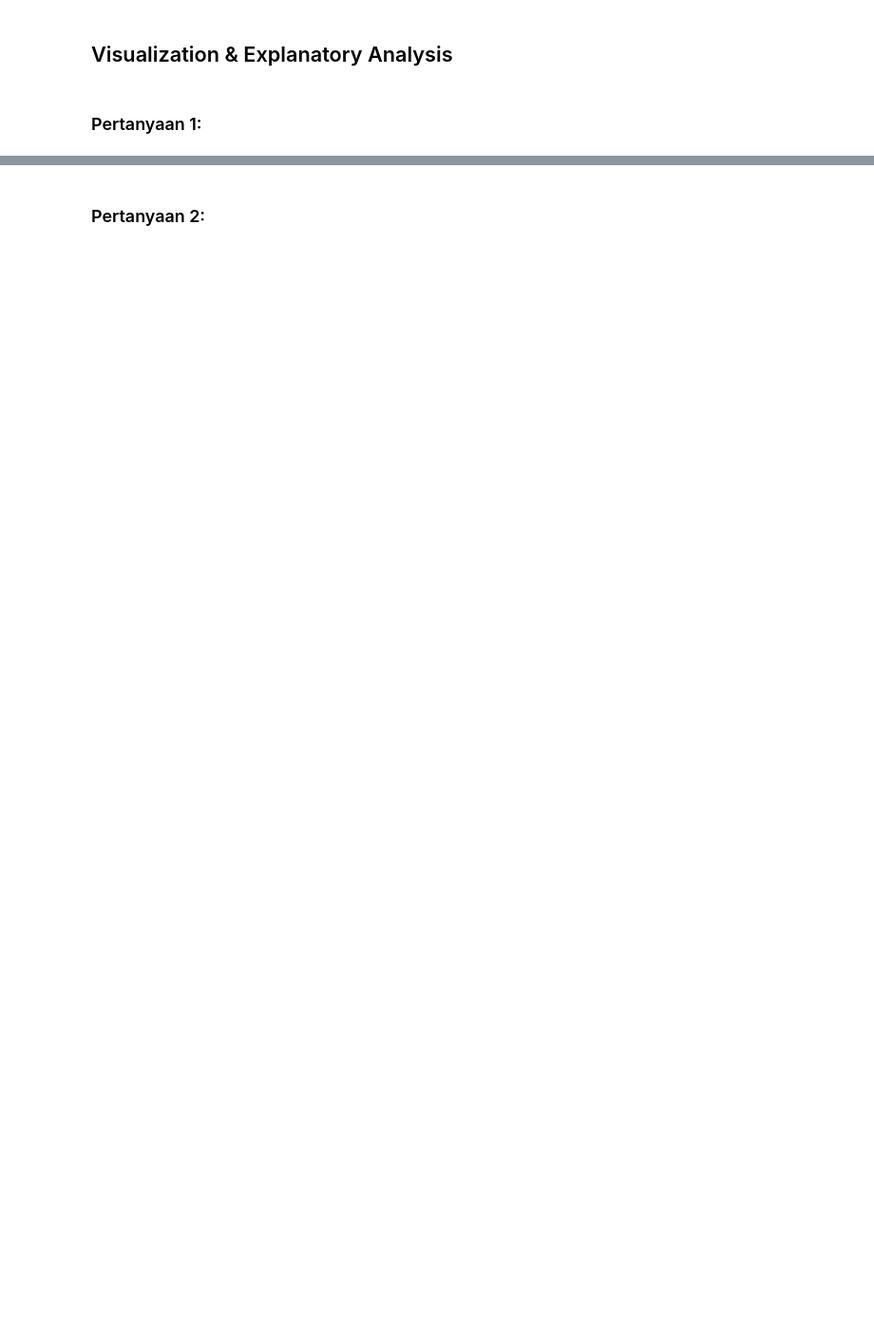
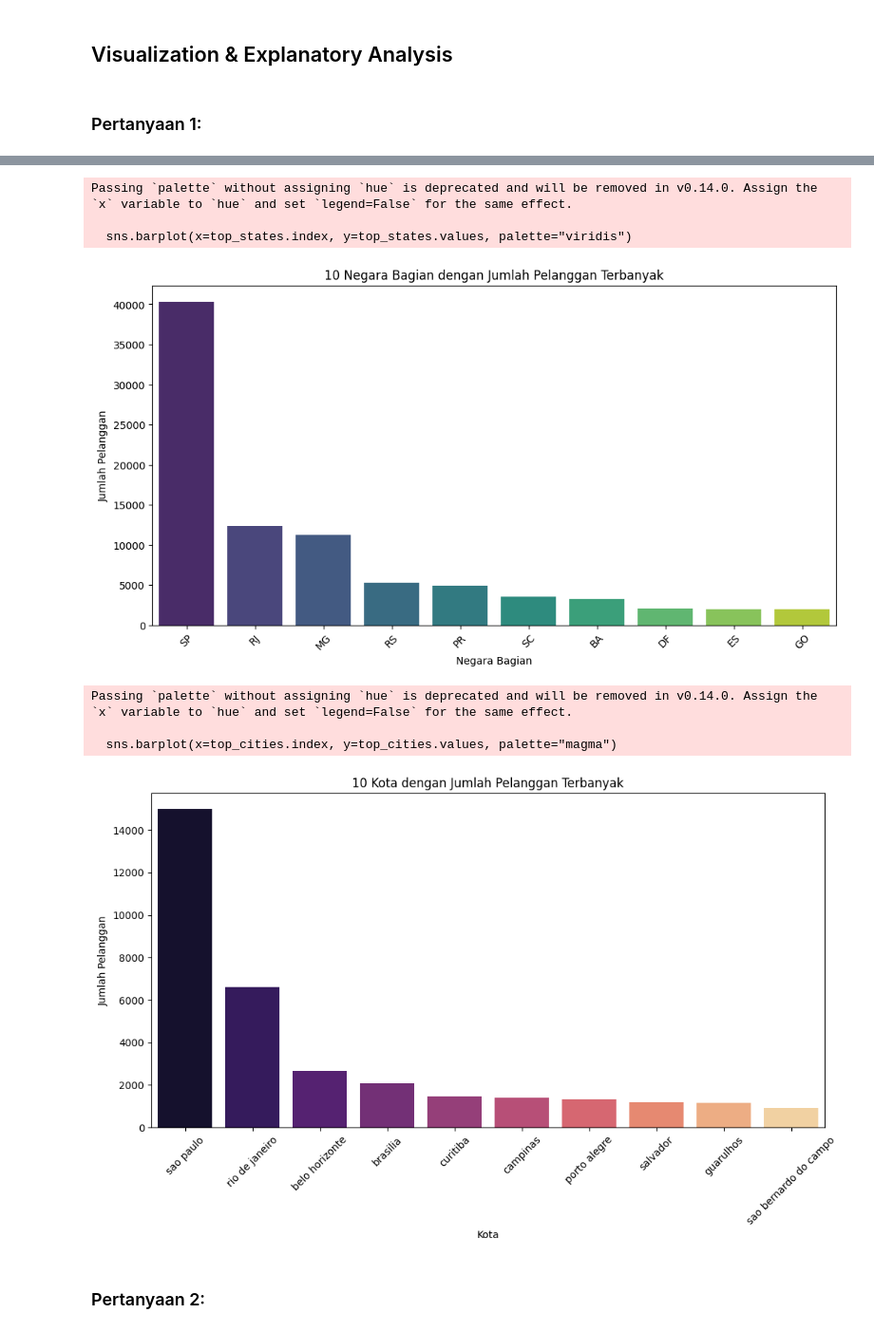
Before and after one commit to Ganiramadhan/data-analyst, a Jupyter notebook: notebook.ipynb, the cells around one changed output, grey strips where cells are left out. Shown at 95% size. Saved outputs shown, nothing was run; the diff lists cells and outputs as text; code cells hidden in the pictures; blank space fills up the shorter version.

```diff
--- a/notebook.ipynb
+++ b/notebook.ipynb
@@ -169,2 +208,42 @@ plt.show()
+# %%
+
+# Load dataset pelanggan
+df_customers = pd.read_csv("data/customers_dataset.csv", encoding='utf-8')
+
+# Hitung jumlah pelanggan unik berdasarkan kota dan negara bagian
+customer_distribution = df_customers.groupby(["customer_state", "customer_city"])["customer_unique_id"].nunique().reset_index()
+
+# Ambil 10 negara bagian dengan jumlah pelanggan terbanyak
+top_states = customer_distribution.groupby("customer_state")["customer_unique_id"].sum().sort_values(ascending=False).head(10)
+
+# Visualisasi distribusi pelanggan berdasarkan negara bagian
+plt.figure(figsize=(12,6))
+sns.barplot(x=top_states.index, y=top_states.values, palette="viridis")
+plt.xlabel("Negara Bagian")
+plt.ylabel("Jumlah Pelanggan")
+plt.title("10 Negara Bagian dengan Jumlah Pelanggan Terbanyak")
+plt.xticks(rotation=45)
+plt.show()
+
+# Ambil 10 kota dengan jumlah pelanggan terbanyak
+top_cities = customer_distribution.groupby("customer_city")["customer_unique_id"].sum().sort_values(ascending=False).head(10)
+
+# Visualisasi distribusi pelanggan berdasarkan kota
+plt.figure(figsize=(12,6))
+sns.barplot(x=top_cities.index, y=top_cities.values, palette="magma")
+plt.xlabel("Kota")
+plt.ylabel("Jumlah Pelanggan")
+plt.title("10 Kota dengan Jumlah Pelanggan Terbanyak")
+plt.xticks(rotation=45)
+plt.show()
+# %% [output]
+Passing `palette` without assigning `hue` is deprecated and will be removed in v0.14.0. Assign the `x` variable to `hue` and set `legend=False` for the same effect.
+
+  sns.barplot(x=top_states.index, y=top_states.values, palette="viridis")
+[figure, added]
+Passing `palette` without assigning `hue` is deprecated and will be removed in v0.14.0. Assign the `x` variable to `hue` and set `legend=False` for the same effect.
+
+  sns.barplot(x=top_cities.index, y=top_cities.values, palette="magma")
+[figure, added]
 # %% [markdown]
 ### Pertanyaan 2:
```
Also changed, not shown: parts of 15 cells of this notebook, 3 other files.
